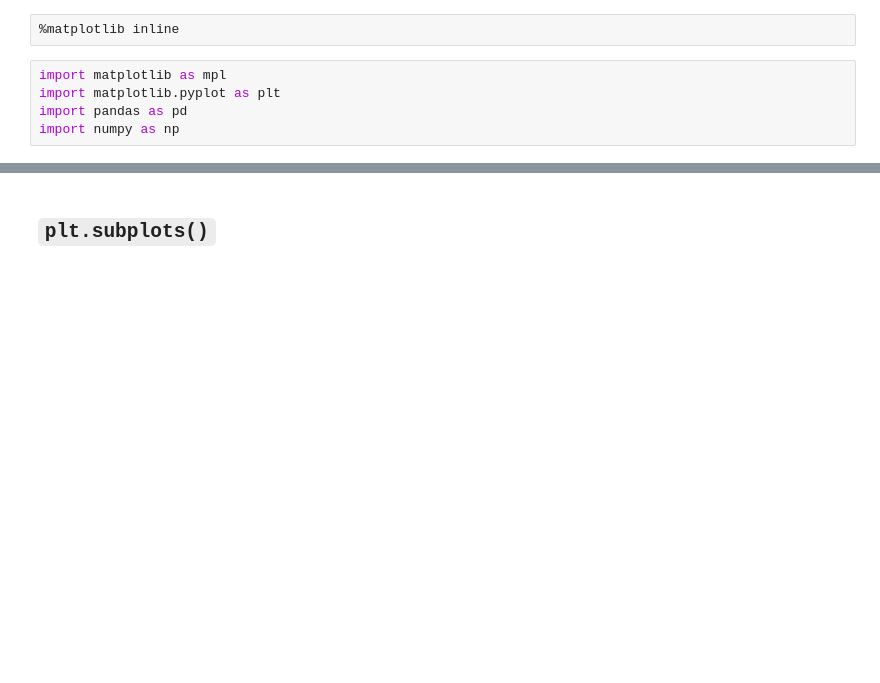
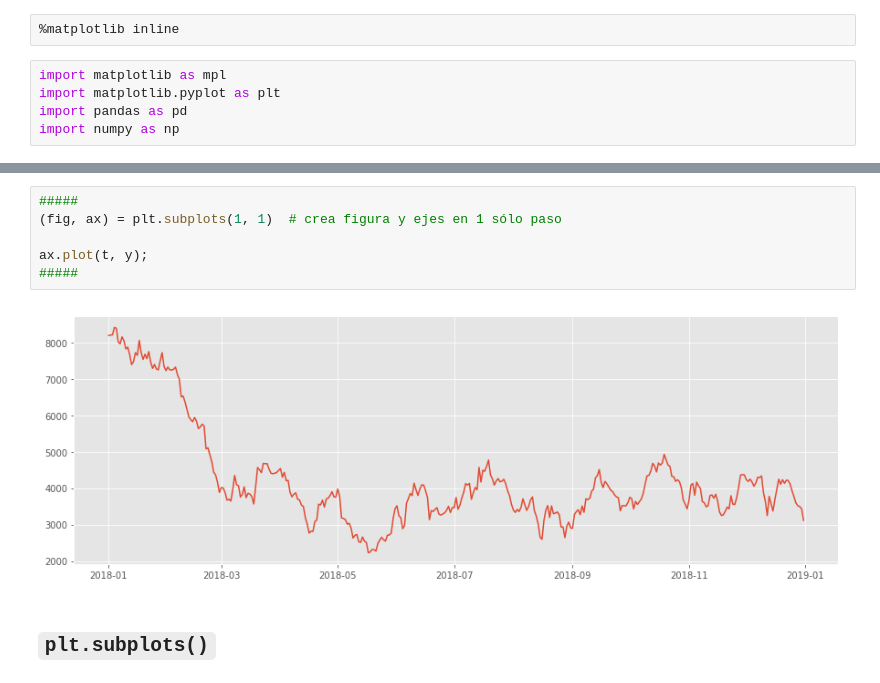
Before and after one commit to icane/curso_python, a Jupyter notebook: slides/code/s06/visualizacion_con_matplotlib.ipynb, the cells around one changed output, grey strips where cells are left out. Cells and saved outputs as stored; diff of their text form; blank space fills up the shorter version.

```diff
--- a/slides/code/s06/visualizacion_con_matplotlib.ipynb
+++ b/slides/code/s06/visualizacion_con_matplotlib.ipynb
@@ -23,3 +36,11 @@ y = np.random.randn(N).cumsum()
+# %%
+#####
+(fig, ax) = plt.subplots(1, 1)  # crea figura y ejes en 1 sólo paso
+
+ax.plot(t, y);
+#####
+# %% [output]
+[figure, added]
 # %% [markdown]
 ## `plt.subplots()`
 # %%
```
Also changed, not shown: parts of 6 cells of this notebook, 12 other files.
